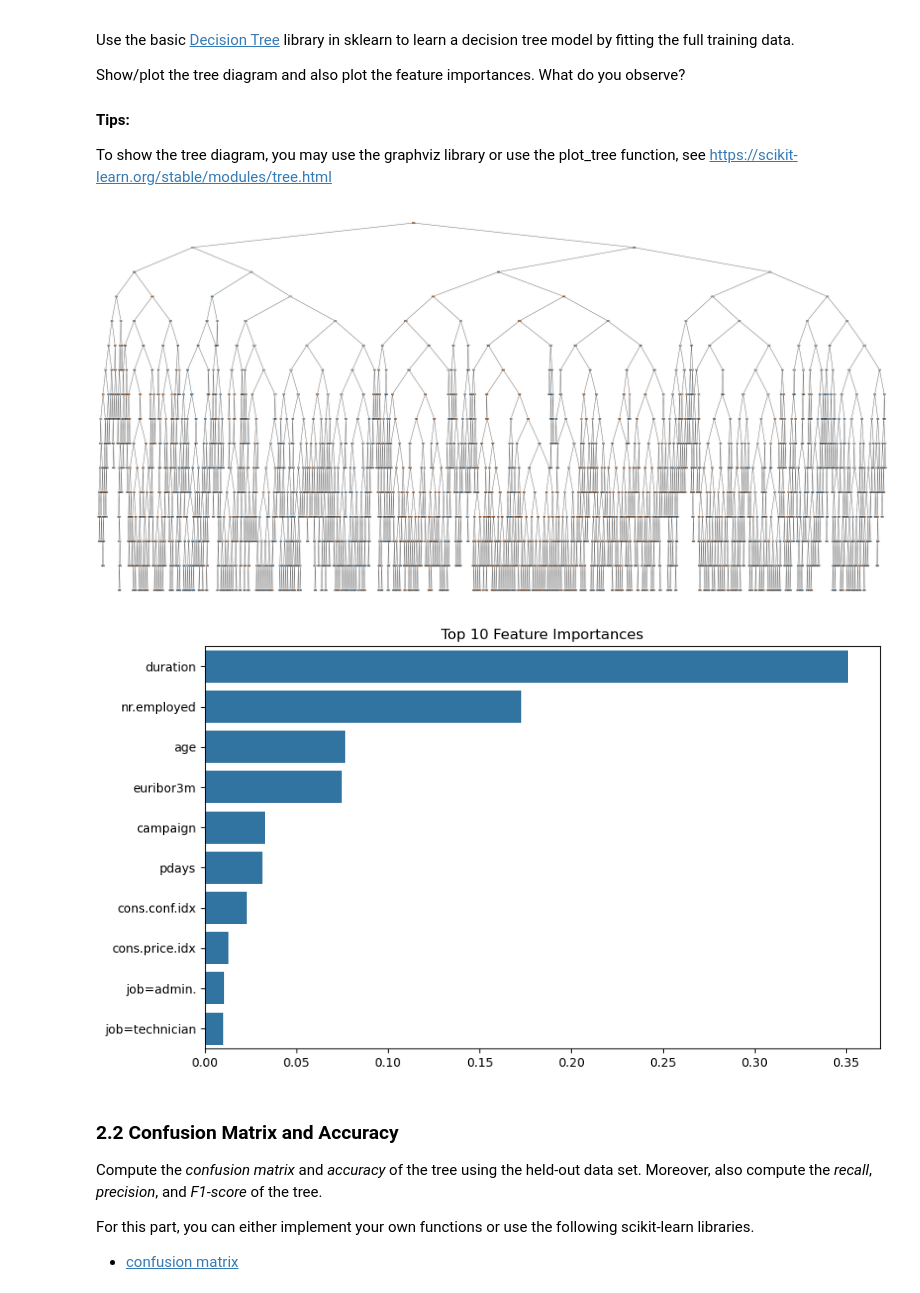
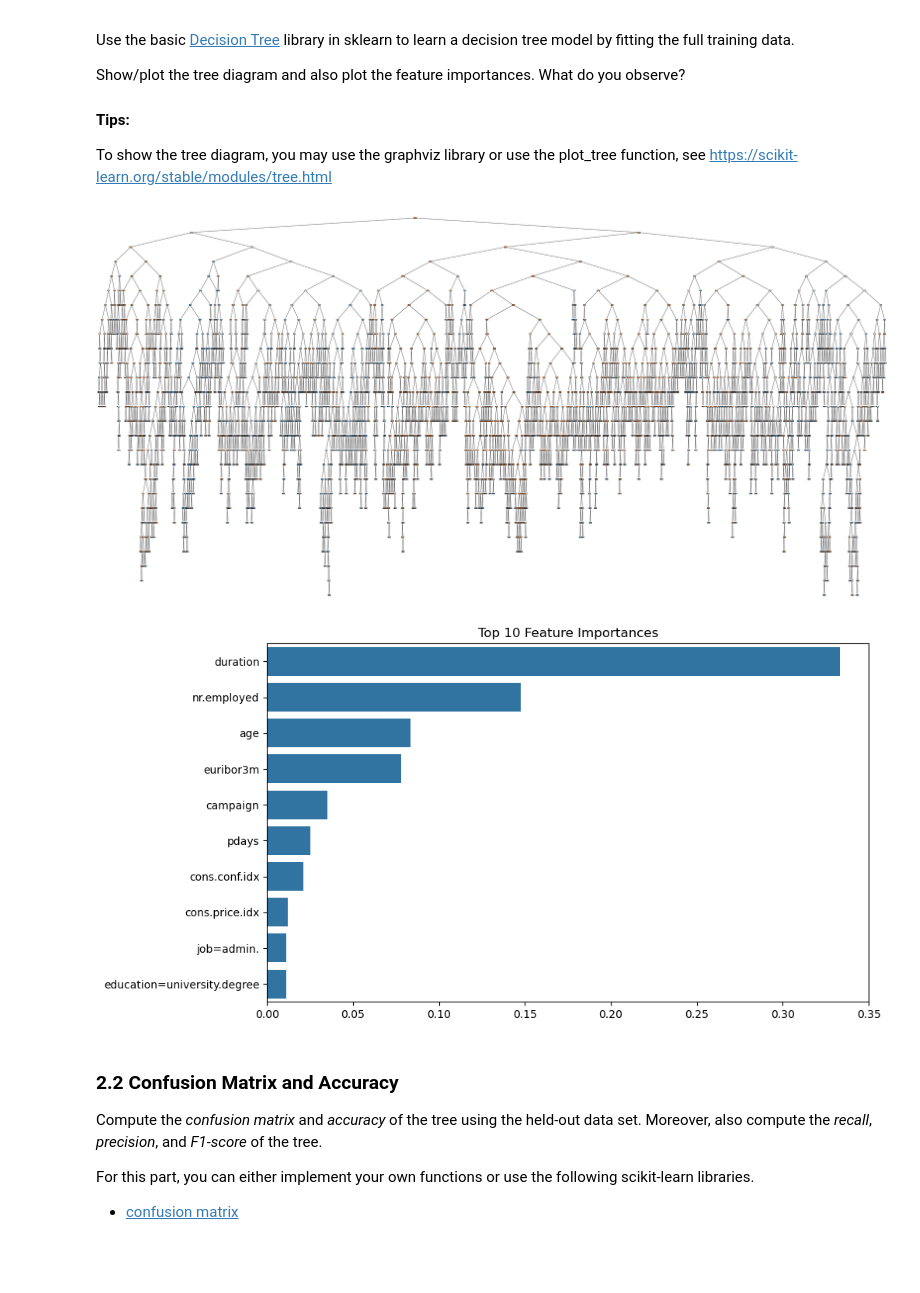
Before and after one commit to smichaelino/APML-Assignment-1, a Jupyter notebook: Assignment 1.ipynb, the cells around one changed output. Cells and saved outputs as stored; diff of their text form; code cells hidden in the pictures; blank space fills up the shorter version.

```diff
--- a/Assignment 1.ipynb
+++ b/Assignment 1.ipynb
@@ -200,28 +200,28 @@ To show the tree diagram, you may use the graphviz library or use the plot_tree
 # %%
 from sklearn import tree
 from sklearn.tree import DecisionTreeClassifier
 
 
 # TODO: learn a decision tree using default parameters
-cl = tree.DecisionTreeClassifier(max_depth=15)
+cl = tree.DecisionTreeClassifier()
 cl.fit(X_, y_)
 
 # TODO: plot the tree
 plt.figure(figsize=(60, 30))
 tree.plot_tree(cl, filled=True, feature_names=features, class_names=['no', 'yes'])
 plt.show()
 # TODO: plot the feature importances
 importances = cl.feature_importances_
 features = np.argsort(importances)[::-1]
 top_n = 10
 top_features = features[:top_n]
 plt.figure(figsize=(10, 6))
 sns.barplot(x=importances[top_features], y=np.array(X.columns)[top_features])
 plt.title('Top 10 Feature Importances')
 plt.show()
 # %% [output]
-[figure, old version]
+[figure, new version]
-[figure, old version]
+[figure, new version]
 # %% [markdown]
 ### 2.2 Confusion Matrix and Accuracy
 
```
Also changed, not shown: parts of 4 cells of this notebook.
